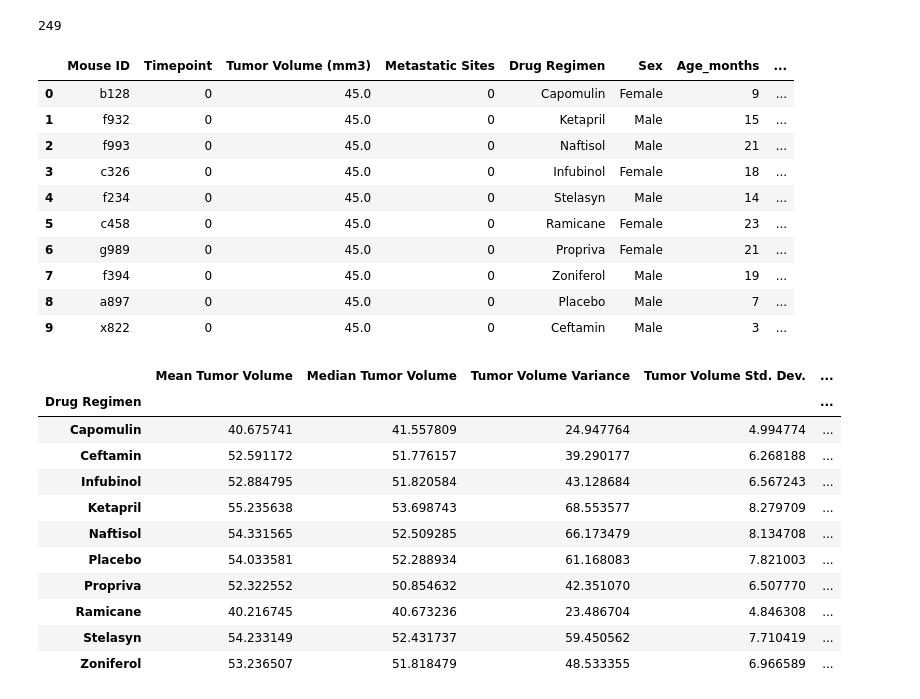
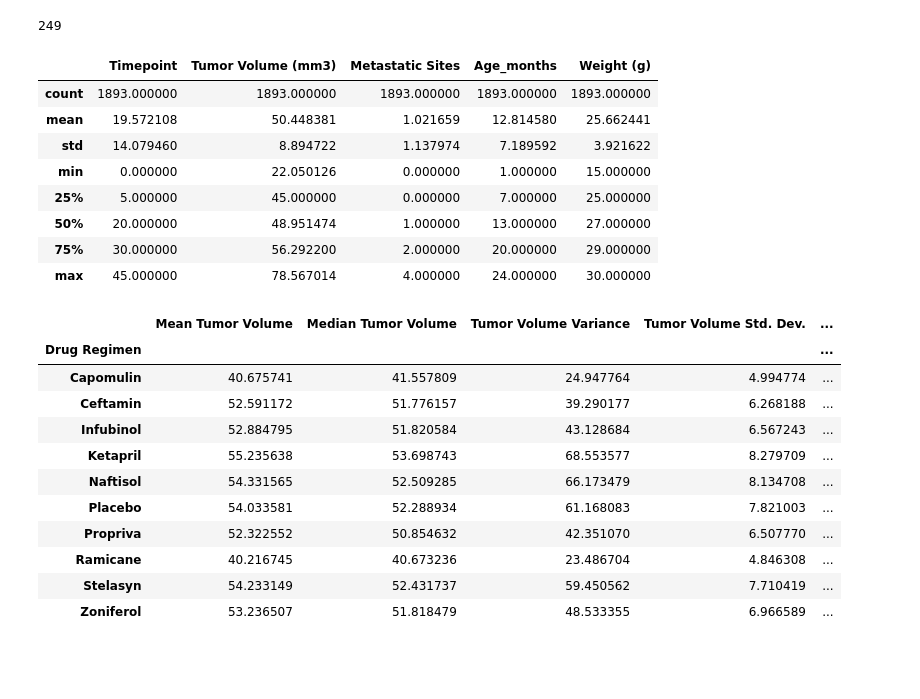
Before and after one commit to Fuy98/Challenge-5, a Jupyter notebook: Challenge-5.ipynb, the cells around one changed output. Drawn from its saved outputs; the diff is of its cells as text; code cells hidden in the pictures; blank space fills up the shorter version.

```diff
--- a/Challenge-5.ipynb
+++ b/Challenge-5.ipynb
@@ -105,21 +105,18 @@ dropcomplete_data.head()
 dropcomplete_data['Mouse ID'].count()
 # %% [output]
 249
-# %%
-Drug_Regimen = dropcomplete_data.drop_duplicates(subset=['Drug Regimen'], ignore_index=True)
-Drug_Regimen
-# %% [output]
-|  | Mouse ID | Timepoint | Tumor Volume (mm3) | Metastatic Sites | Drug Regimen | Sex | Age_months | ... |
-| 0 | b128 | 0 | 45.0 | 0 | Capomulin | Female | 9 | ... |
-| 1 | f932 | 0 | 45.0 | 0 | Ketapril | Male | 15 | ... |
-| 2 | f993 | 0 | 45.0 | 0 | Naftisol | Male | 21 | ... |
-| 3 | c326 | 0 | 45.0 | 0 | Infubinol | Female | 18 | ... |
-| 4 | f234 | 0 | 45.0 | 0 | Stelasyn | Male | 14 | ... |
-| 5 | c458 | 0 | 45.0 | 0 | Ramicane | Female | 23 | ... |
-| 6 | g989 | 0 | 45.0 | 0 | Propriva | Female | 21 | ... |
-| 7 | f394 | 0 | 45.0 | 0 | Zoniferol | Male | 19 | ... |
-| 8 | a897 | 0 | 45.0 | 0 | Placebo | Male | 7 | ... |
-| 9 | x822 | 0 | 45.0 | 0 | Ceftamin | Male | 3 | ... |
+# %%
+complete_data.describe()
+# %% [output]
+|  | Timepoint | Tumor Volume (mm3) | Metastatic Sites | Age_months | Weight (g) |
+| count | 1893.000000 | 1893.000000 | 1893.000000 | 1893.000000 | 1893.000000 |
+| mean | 19.572108 | 50.448381 | 1.021659 | 12.814580 | 25.662441 |
+| std | 14.079460 | 8.894722 | 1.137974 | 7.189592 | 3.921622 |
+| min | 0.000000 | 22.050126 | 0.000000 | 1.000000 | 15.000000 |
+| 25% | 5.000000 | 45.000000 | 0.000000 | 7.000000 | 25.000000 |
+| 50% | 20.000000 | 48.951474 | 1.000000 | 13.000000 | 27.000000 |
+| 75% | 30.000000 | 56.292200 | 2.000000 | 20.000000 | 29.000000 |
+| max | 45.000000 | 78.567014 | 4.000000 | 24.000000 | 30.000000 |
 # %%
 # Generate a summary statistics table of mean, median, variance, standard deviation, and SEM of the tumor volume for each regimen
 
```
Also changed, not shown: parts of 2 cells of this notebook.
